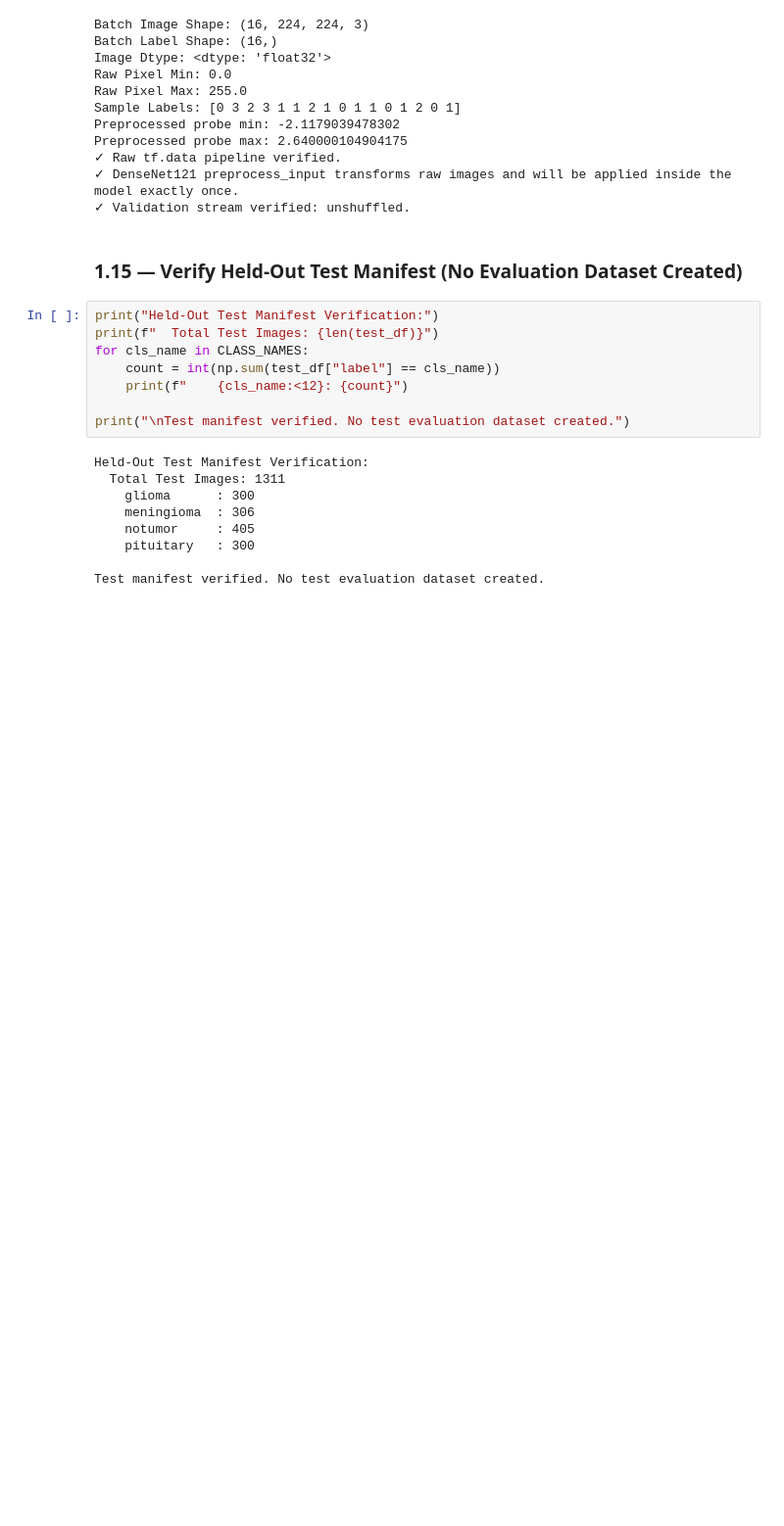
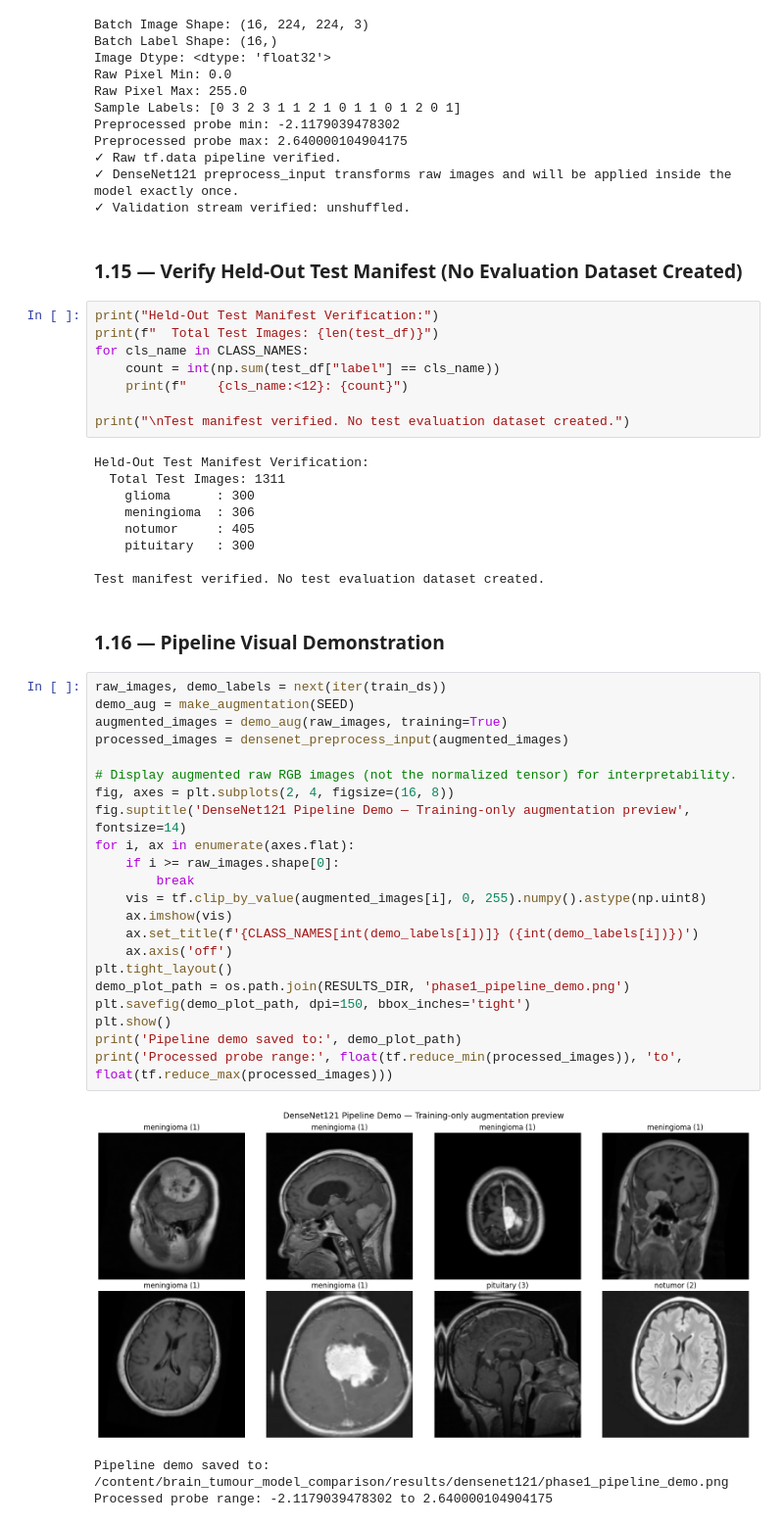
Before and after one commit to Janith303/Brain-Tumor-classification-model, a Jupyter notebook: notebooks/04_densenet121.ipynb, the cells around one changed output. Shown at 98% size. Saved outputs shown, nothing was run; the diff lists cells and outputs as text; blank space fills up the shorter version.

Commit message:
Pipeline Visual Demonstration

```diff
--- a/notebooks/04_densenet121.ipynb
+++ b/notebooks/04_densenet121.ipynb
@@ -663,3 +663,31 @@ Held-Out Test Manifest Verification:
     pituitary   : 300
 
 Test manifest verified. No test evaluation dataset created.
+# %% [markdown]
+### 1.16 — Pipeline Visual Demonstration
+# %%
+raw_images, demo_labels = next(iter(train_ds))
+demo_aug = make_augmentation(SEED)
+augmented_images = demo_aug(raw_images, training=True)
+processed_images = densenet_preprocess_input(augmented_images)
+
+# Display augmented raw RGB images (not the normalized tensor) for interpretability.
+fig, axes = plt.subplots(2, 4, figsize=(16, 8))
+fig.suptitle('DenseNet121 Pipeline Demo — Training-only augmentation preview', fontsize=14)
+for i, ax in enumerate(axes.flat):
+    if i >= raw_images.shape[0]:
+        break
+    vis = tf.clip_by_value(augmented_images[i], 0, 255).numpy().astype(np.uint8)
+    ax.imshow(vis)
+    ax.set_title(f'{CLASS_NAMES[int(demo_labels[i])]} ({int(demo_labels[i])})')
+    ax.axis('off')
+plt.tight_layout()
+demo_plot_path = os.path.join(RESULTS_DIR, 'phase1_pipeline_demo.png')
+plt.savefig(demo_plot_path, dpi=150, bbox_inches='tight')
+plt.show()
+print('Pipeline demo saved to:', demo_plot_path)
+print('Processed probe range:', float(tf.reduce_min(processed_images)), 'to', float(tf.reduce_max(processed_images)))
+# %% [output]
+[figure, added]
+Pipeline demo saved to: /content/brain_tumour_model_comparison/results/densenet121/phase1_pipeline_demo.png
+Processed probe range: -2.1179039478302 to 2.640000104904175
```
